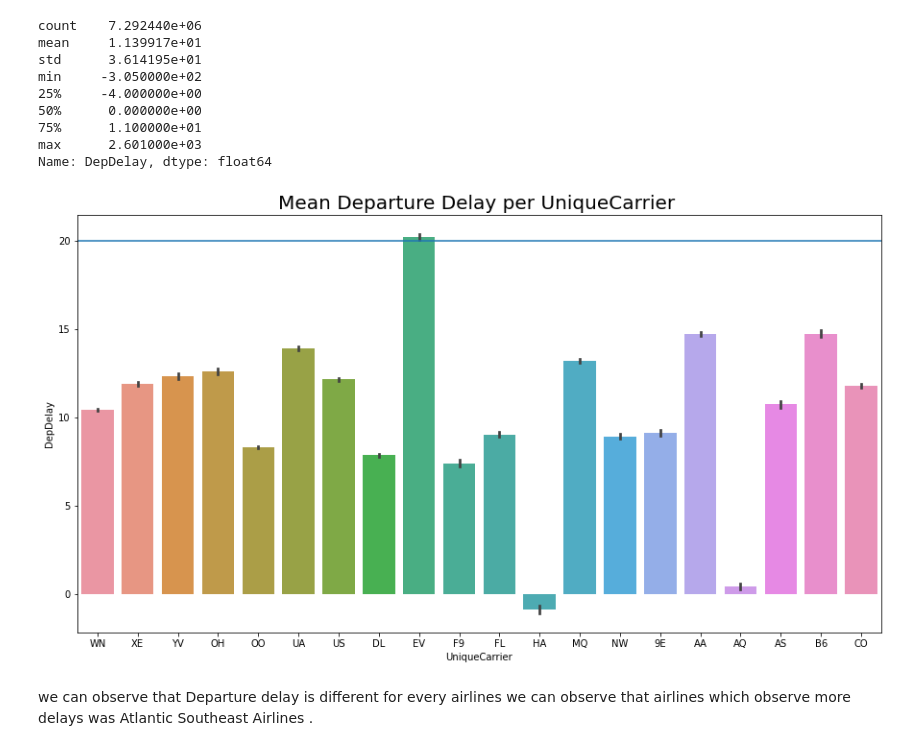
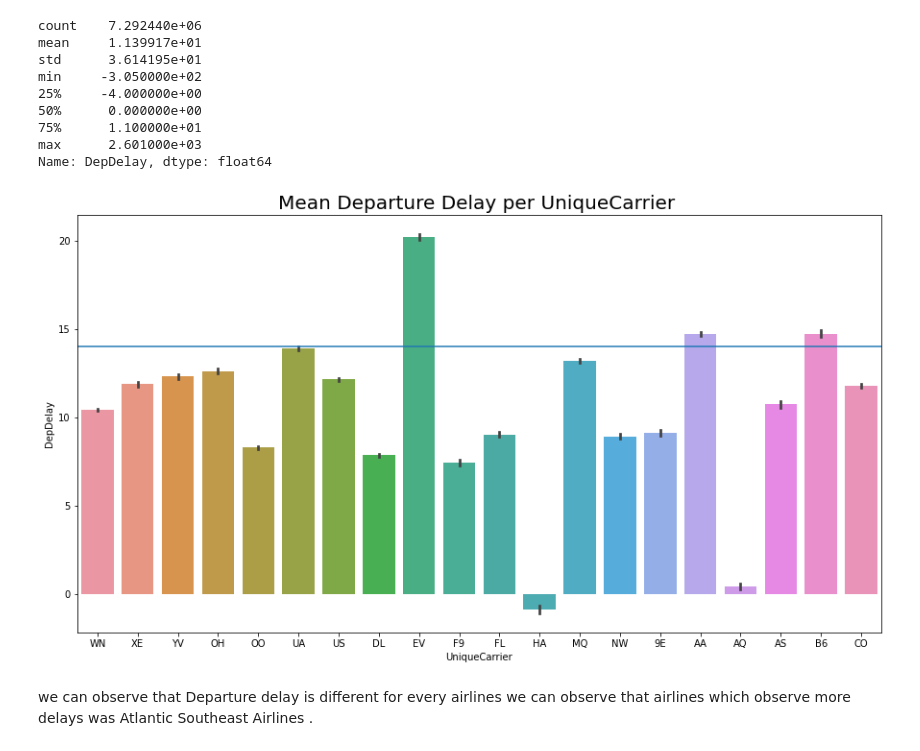
Before and after one commit to amisamyra99/flightUsa_Analysis, a Jupyter notebook: Part_I_exploration_flightUsa2007.ipynb, the cells around one changed output. Cells and saved outputs as stored; diff of their text form; code cells hidden in the pictures.

```diff
--- a/Part_I_exploration_flightUsa2007.ipynb
+++ b/Part_I_exploration_flightUsa2007.ipynb
@@ -701,12 +701,12 @@ Name: DepDelay, dtype: float64
 # %%
 #data=cancelledflight.query('DepDelay >80')
 #cancelledflight_sub
 #Origin  AND  Dest,facegrid,cancelled
 sb.barplot(data=cancelledflight,y='DepDelay',x='UniqueCarrier');
 plt.title("Mean Departure Delay per UniqueCarrier ",fontsize=20)
-plt.axhline(y=20);
+plt.axhline(y=14);
 # %% [output]
-[figure, old version]
+[figure, new version]
 # %% [markdown]
 we can observe that Departure delay is different for every airlines we can observe that airlines which observe more delays was Atlantic Southeast Airlines .
 # %%
```
Also changed, not shown: parts of 27 cells of this notebook, 6 other files.
